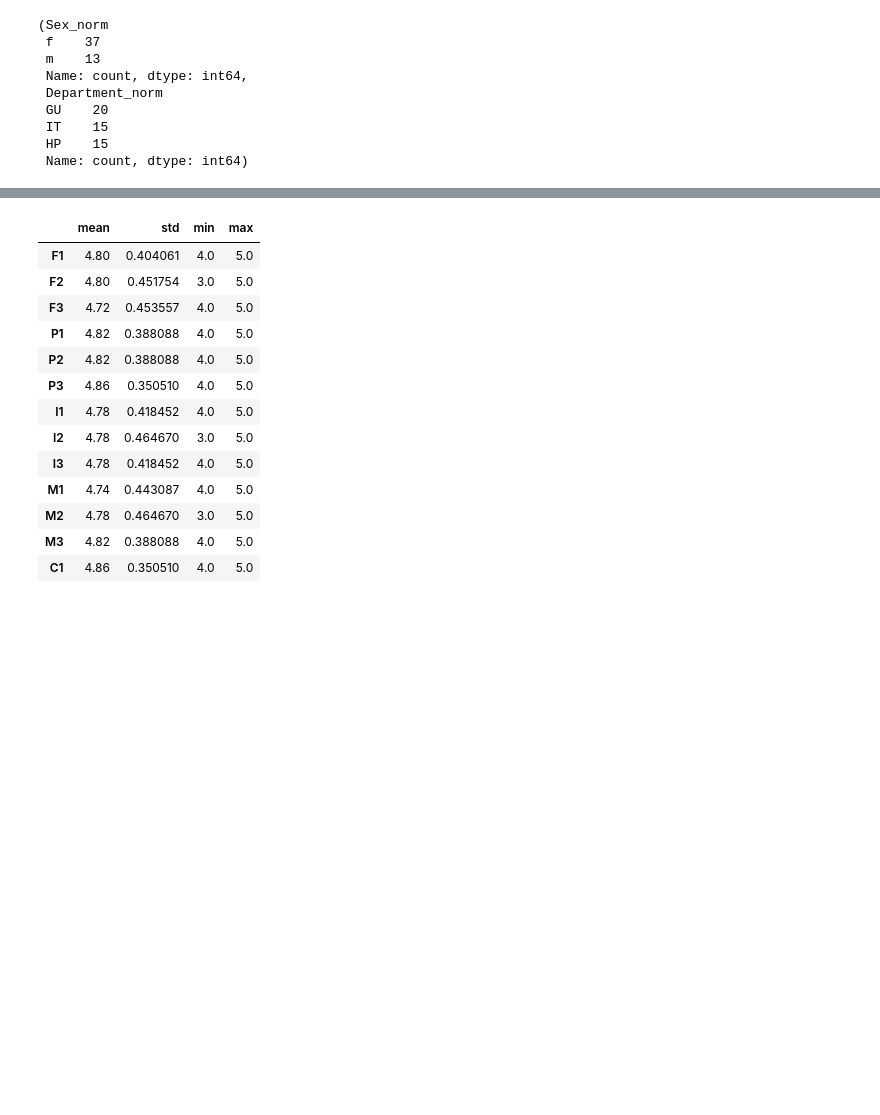
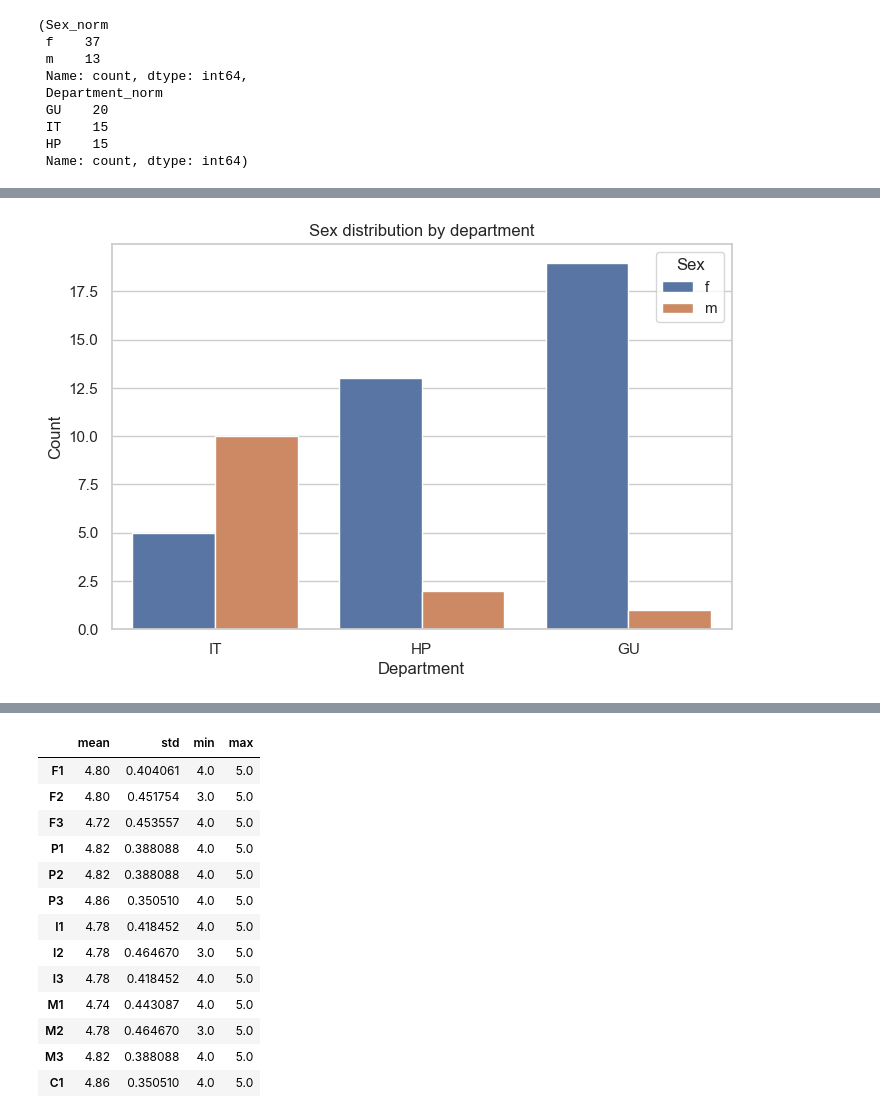
Before and after one commit to AelaBandasan/ContraceptIQ-App, a Jupyter notebook: machine-learning/src/evaluation/respondents.ipynb, the cells around one changed output, grey strips where cells are left out. Saved outputs shown, nothing was run; the diff lists cells and outputs as text; code cells hidden in the pictures; blank space fills up the shorter version.

```diff
--- a/machine-learning/src/evaluation/respondents.ipynb
+++ b/machine-learning/src/evaluation/respondents.ipynb
@@ -158,3 +156,18 @@ Passing `palette` without assigning `hue` is deprecated and will be removed in v
+# %%
+#sex distribution by department
+plt.figure(figsize=(8, 5))
+sns.countplot(
+    data=df_clean,
+    x='Department_norm',
+    hue='Sex_norm'
+)
+plt.title('Sex distribution by department')
+plt.xlabel('Department')
+plt.ylabel('Count')
+plt.legend(title='Sex')
+plt.show()
+# %% [output]
+[figure, added]
 # %%
 # Summary stats for rating columns for each department
 grouped = df_clean.groupby('Department_norm')[rating_cols].describe()
```
Also changed, not shown: parts of 3 cells of this notebook.
